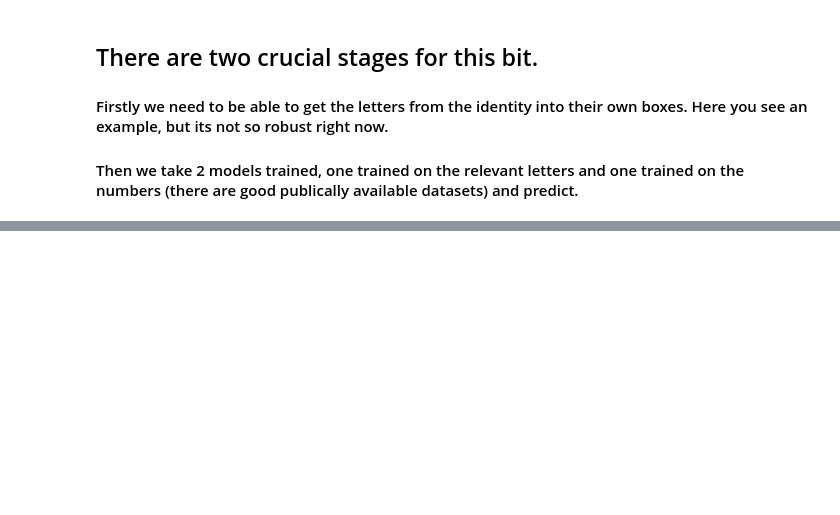
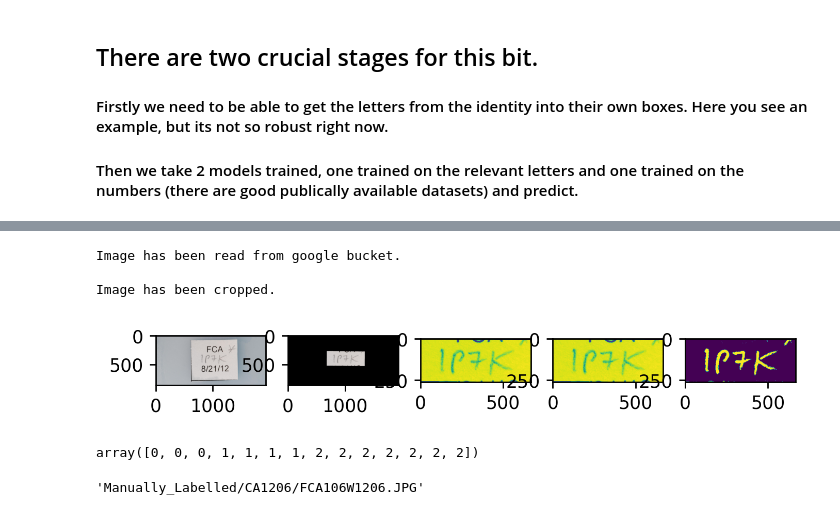
Before and after one commit to Jor-Lee/Guppies, a Jupyter notebook: Python_Files/ML_preprocessing.ipynb, the cells around one changed output, grey strips where cells are left out. Drawn from its saved outputs; the diff is of its cells as text; code cells hidden in the pictures; blank space fills up the shorter version.

```diff
--- a/Python_Files/ML_preprocessing.ipynb
+++ b/Python_Files/ML_preprocessing.ipynb
@@ -88,33 +26,0 @@ def zero_printed_text(image, threshold=150, verbose=False):
-# %%
-
-bounding_box = []
-character = []
-
-charno = 0
-
-for a, page in enumerate(response.full_text_annotation.pages):
-    for b, block in enumerate(page.blocks):
-
-        for c, paragraph in enumerate(block.paragraphs):
-
-            for d, word in enumerate(paragraph.words):
-                for e, symbol in enumerate(word.symbols):
-                    vertices = extract_vertices(symbol.bounding_box)
-
-                    bounding_box.append(vertices)
-                    character.append(symbol.text)
-
-                    charno += 1
-
-                    if charno==5: #after the 3 character crap
-                        page_no = a
-                        block_no = b
-                        paragraph_no = c
-                        word_no = d
-                        symbol_no = e
-
-
-
-bounding_box = np.array(bounding_box)
-
-print(character)
@@ -202,0 +223,16 @@ ax[4].imshow(frame)
+# %%
+file = 'Manually_Labelled/CA1208/FCA1P7K1208s.JPG'
+client = vision.ImageAnnotatorClient()
+frame, para_box = GetImageAndParaBox(file, client)
+
+%matplotlib inline
+ID = extract_ID_handwriting(frame, para_box, verbose=True)
+# %% [output]
+Image has been read from google bucket.
+
+Image has been cropped.
+[figure, added]
+# %%
+para_box[:,3]
+# %% [output]
+array([0, 0, 0, 1, 1, 1, 1, 2, 2, 2, 2, 2, 2, 2])
@@ -202,0 +247,4 @@ ax[4].imshow(frame)
+# %%
+file_list[0]
+# %% [output]
+'Manually_Labelled/CA1206/FCA106W1206.JPG'
```
Also changed, not shown: parts of 14 cells of this notebook.
